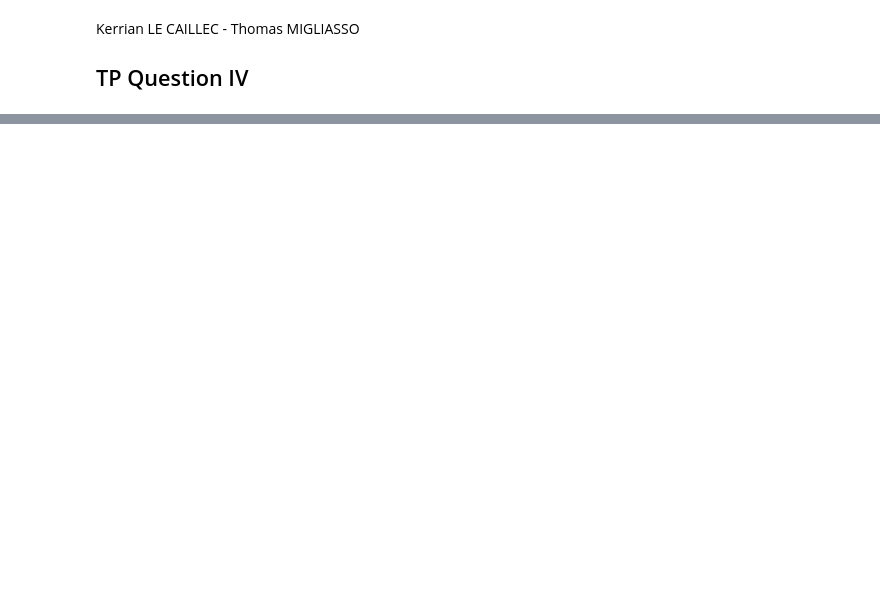
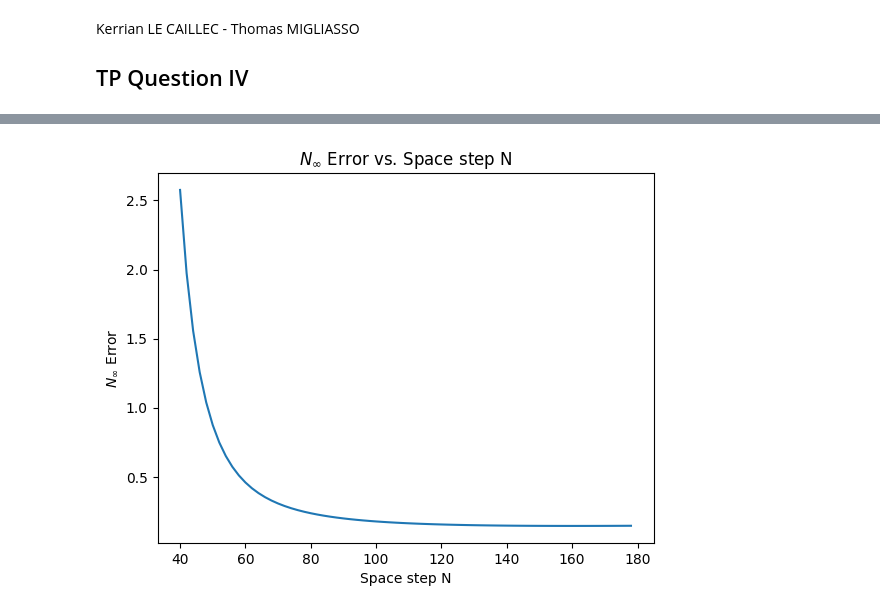
Before and after one commit to kerrianlc/stochastic-proc-fin, a Jupyter notebook: MSF-QIV-LC-M.ipynb, the cells around one changed output, grey strips where cells are left out. Drawn from its saved outputs; the diff is of its cells as text; code cells hidden in the pictures; blank space fills up the shorter version.

```diff
--- a/MSF-QIV-LC-M.ipynb
+++ b/MSF-QIV-LC-M.ipynb
@@ -274,0 +47,17 @@ plot_heatmap()
+# %%
+def A_matrix(N):
+    """
+    Create the matrix A for the implicit finite difference method.
+    Parameters:
+        N (int): Number of spatial points.
+    Returns:
+        ndarray: The matrix A.
+    """
+    h = 2 * L / N
+
+    a = 0.5 * (sigma / h) ** 2 - (r - (sigma**2) / 2) / (2 * h)
+    b = -r - (sigma / h) ** 2
+    c = 0.5 * (sigma / h) ** 2 + (r - (sigma**2) / 2) / (2 * h)
+    A = a * np.eye(N - 1, k=-1) + b * np.eye(N - 1) + c * np.eye(N - 1, k=1)
+
+    return A, c, h
@@ -274,0 +131,24 @@ plot_heatmap()
+# %%
+M = 1000
+N_range = np.arange(40, 180, 2)
+
+errors = []
+for n in N_range:
+    h = 2 * L / n
+    y = np.array([-L + i * h for i in range(n + 1)])[1:-1]
+    BS_prices = black_scholes_price(np.exp(y), K, r, T, sigma)
+    edp_prices = euler_explicit_scheme(n, M)
+    error = (np.linalg.norm((edp_prices) - BS_prices, np.inf)) / np.linalg.norm(
+        BS_prices, np.inf
+    )
+    errors.append(error)
+errors = np.array(errors)
+plt.plot(N_range, errors)
+
+plt.title("$N_\infty$ Error vs. Space step N")
+plt.xlabel("Space step N")
+plt.ylabel("$N_\infty$ Error")
+
+plt.show()
+# %% [output]
+[figure, added]
```
Also changed, not shown: parts of 38 cells of this notebook.
